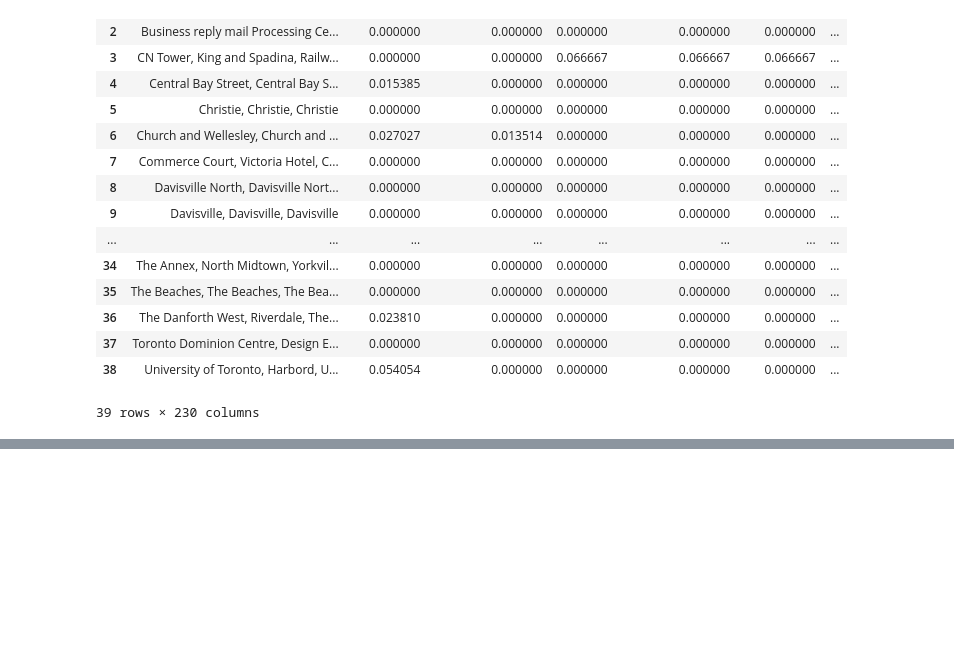
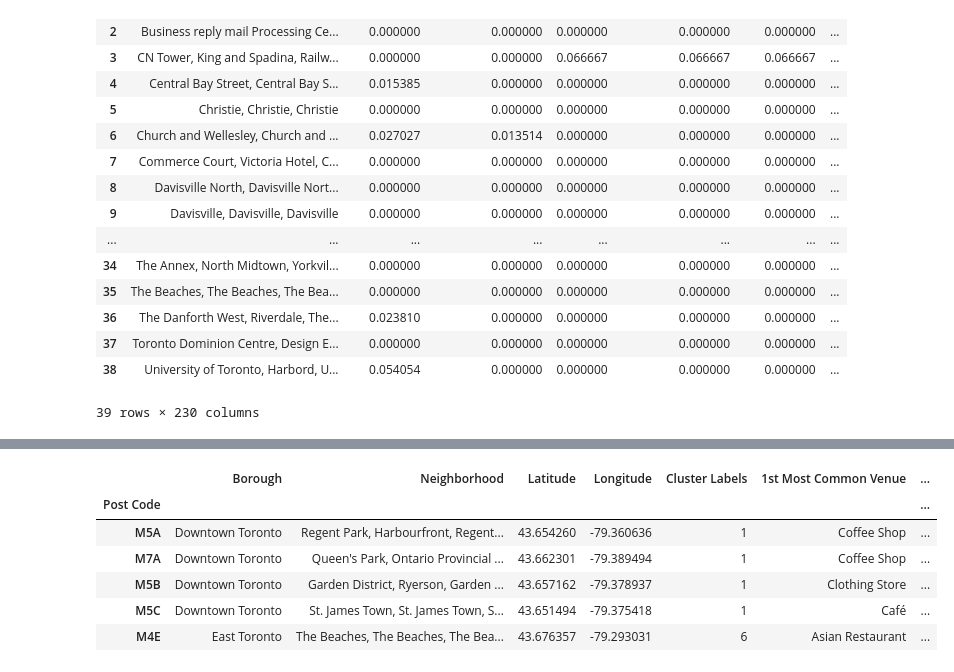
Before and after one commit to Chetan1806/Coursera-DataScience-Capstone, a Jupyter notebook: Data_Science_Capstone_Week3_Part3.ipynb, the cells around one changed output, grey strips where cells are left out. Cells and saved outputs as stored; diff of their text form; code cells hidden in the pictures; blank space fills up the shorter version.

```diff
--- a/Data_Science_Capstone_Week3_Part3.ipynb
+++ b/Data_Science_Capstone_Week3_Part3.ipynb
@@ -326,3 +326,30 @@ toronto_grouped
 | 37 | Toronto Dominion Centre, Design E... | 0.000000 | 0.000000 | 0.000000 | 0.000000 | 0.000000 | ... |
 | 38 | University of Toronto, Harbord, U... | 0.054054 | 0.000000 | 0.000000 | 0.000000 | 0.000000 | ... |
 39 rows × 230 columns
+# %%
+def return_most_common_venues(row, num_top_venues):
+    row_categories = row.iloc[1:]
+    row_categories_sorted = row_categories.sort_values(ascending=False)
+
+    return row_categories_sorted.index.values[0:num_top_venues]
+# %%
+num_top_venues = 10
+
+indicators = ['st', 'nd', 'rd']
+
+# create columns according to number of top venues
+columns = ['Neighborhood']
+for ind in np.arange(num_top_venues):
+    try:
+        columns.append('{}{} Most Common Venue'.format(ind+1, indicators[ind]))
+    except:
+        columns.append('{}th Most Common Venue'.format(ind+1))
+
+# create a new dataframe
+neighborhoods_venues_sorted = pd.DataFrame(columns=columns)
+neighborhoods_venues_sorted['Neighborhood'] = toronto_grouped['Neighborhood']
+
+for ind in np.arange(toronto_grouped.shape[0]):
+    neighborhoods_venues_sorted.iloc[ind, 1:] = return_most_common_venues(toronto_grouped.iloc[ind, :], num_top_venues)
+
+neighborhoods_venues_sorted.head()
@@ -328,0 +363,24 @@ toronto_grouped
+# %%
+kclusters = int(len(toronto_df["Neighborhood"].unique()) / 4)
+toronto_grouped_clustering = toronto_grouped.drop('Neighborhood', 1)
+
+
+kmeans = KMeans(n_clusters=kclusters, random_state=1).fit(toronto_grouped_clustering)
+
+
+neighborhoods_venues_sorted.insert(0, 'Cluster Labels', kmeans.labels_)
+
+toronto_merged = toronto_df.copy()
+toronto_merged.rename(columns={'Neighborhood':'Neighborhood'}, inplace=True)
+
+toronto_merged = toronto_merged.join(neighborhoods_venues_sorted.set_index('Neighborhood'), on='Neighborhood')
+
+toronto_merged.head()
+# %% [output]
+|  | Borough | Neighborhood | Latitude | Longitude | Cluster Labels | 1st Most Common Venue | ... |
+| Post Code |  |  |  |  |  |  | ... |
+| M5A | Downtown Toronto | Regent Park, Harbourfront, Regent... | 43.654260 | -79.360636 | 1 | Coffee Shop | ... |
+| M7A | Downtown Toronto | Queen's Park, Ontario Provincial ... | 43.662301 | -79.389494 | 1 | Coffee Shop | ... |
+| M5B | Downtown Toronto | Garden District, Ryerson, Garden ... | 43.657162 | -79.378937 | 1 | Clothing Store | ... |
+| M5C | Downtown Toronto | St. James Town, St. James Town, S... | 43.651494 | -79.375418 | 1 | Café | ... |
+| M4E | East Toronto | The Beaches, The Beaches, The Bea... | 43.676357 | -79.293031 | 6 | Asian Restaurant | ... |
```
Also changed, not shown: parts of 2 cells of this notebook.
